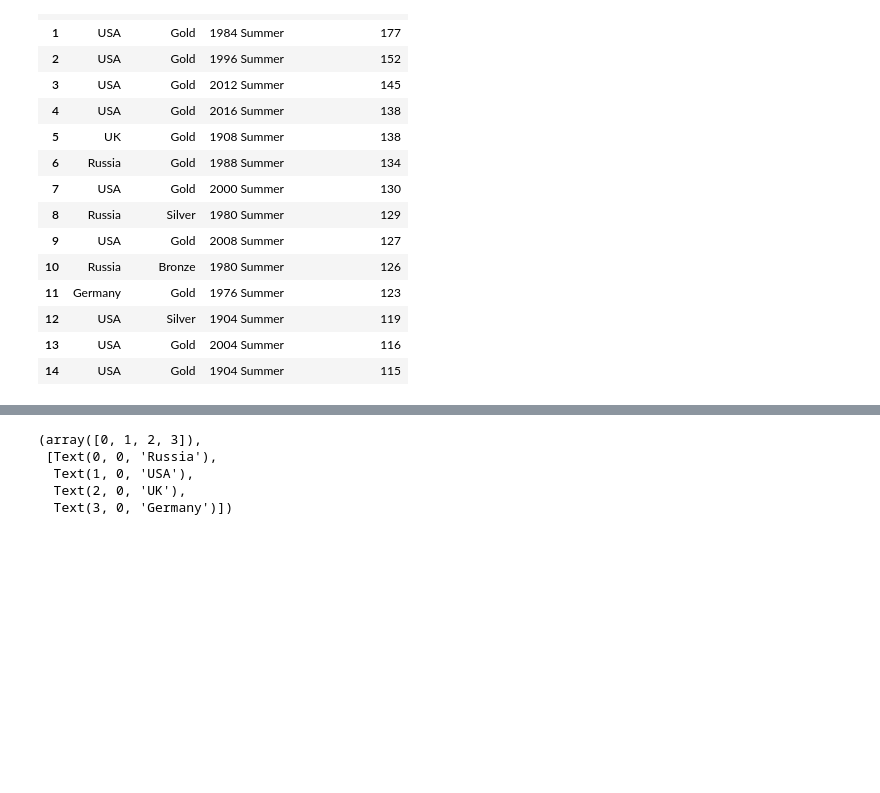
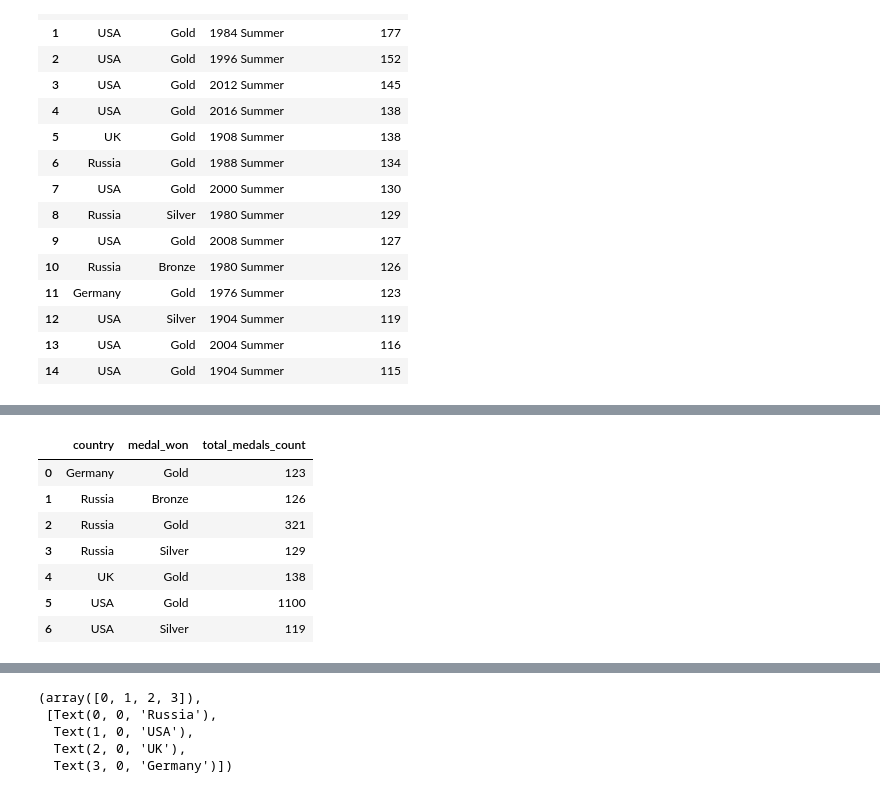
Before and after one commit to kirandhasade/Olympics_Sql_Project, a Jupyter notebook: Olympics.ipynb, the cells around one changed output, grey strips where cells are left out. Saved outputs shown, nothing was run; the diff lists cells and outputs as text; code cells hidden in the pictures; blank space fills up the shorter version.

```diff
--- a/Olympics.ipynb
+++ b/Olympics.ipynb
@@ -871,0 +883,11 @@ olympics_data
+# %%
+plot_df.reset_index(drop=False)
+# %% [output]
+|  | country | medal_won | total_medals_count |
+| 0 | Germany | Gold | 123 |
+| 1 | Russia | Bronze | 126 |
+| 2 | Russia | Gold | 321 |
+| 3 | Russia | Silver | 129 |
+| 4 | UK | Gold | 138 |
+| 5 | USA | Gold | 1100 |
+| 6 | USA | Silver | 119 |
```
Also changed, not shown: parts of 6 cells of this notebook.
